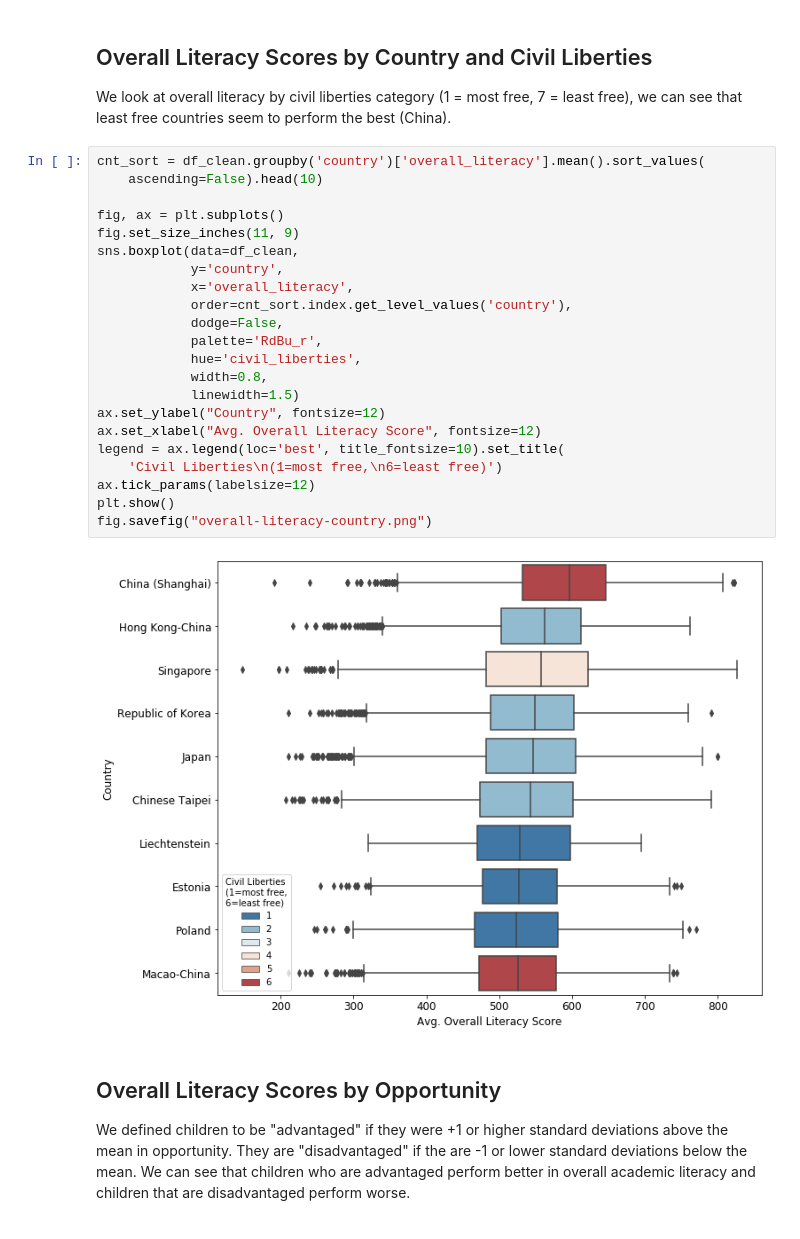
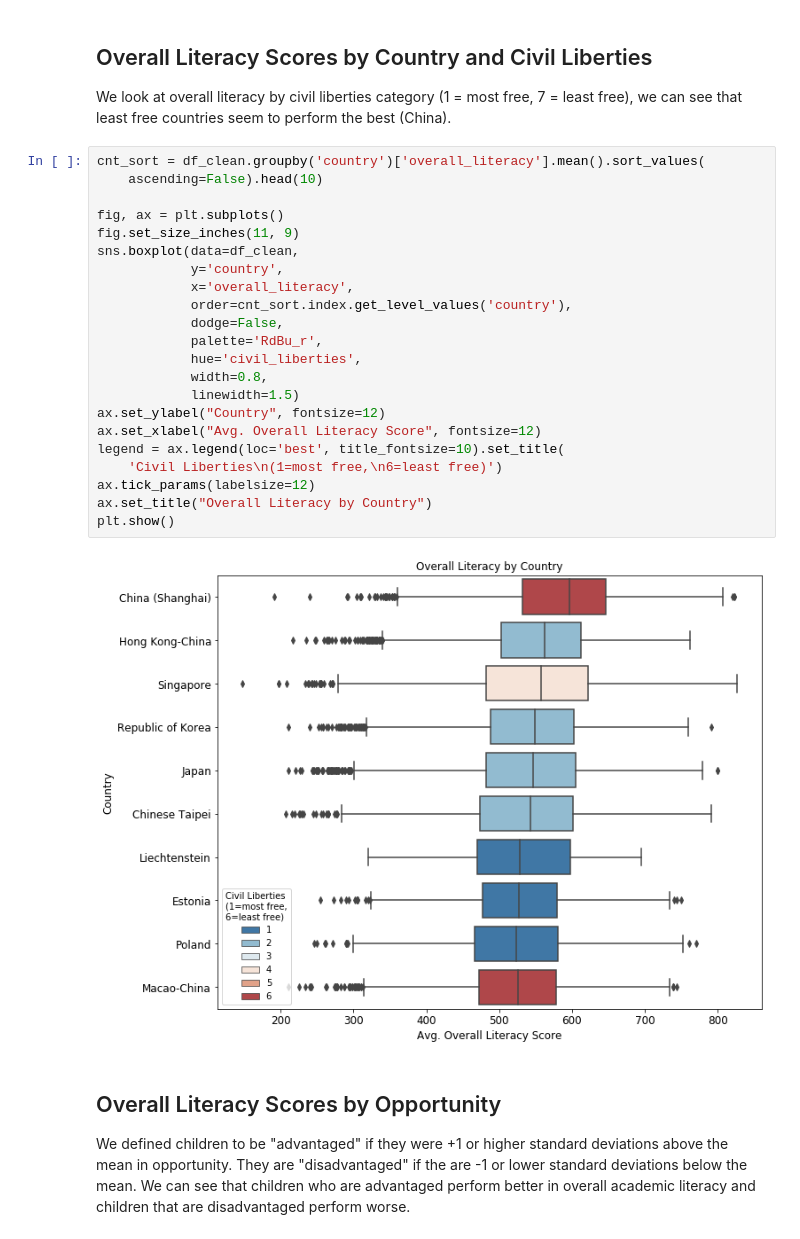
Before and after one commit to att9992/Data-Analyst-Projects, a Jupyter notebook: Project 5 PISA/PISA_presentation.ipynb, the cells around one changed output. Drawn from its saved outputs; the diff is of its cells as text.

```diff
--- a/Project 5 PISA/PISA_presentation.ipynb
+++ b/Project 5 PISA/PISA_presentation.ipynb
@@ -115,27 +119,27 @@ We look at overall literacy by civil liberties category (1 = most free, 7 = leas
 # %%
 cnt_sort = df_clean.groupby('country')['overall_literacy'].mean().sort_values(
     ascending=False).head(10)
 
 fig, ax = plt.subplots()
 fig.set_size_inches(11, 9)
 sns.boxplot(data=df_clean,
             y='country',
             x='overall_literacy',
             order=cnt_sort.index.get_level_values('country'),
             dodge=False,
             palette='RdBu_r',
             hue='civil_liberties',
             width=0.8,
             linewidth=1.5)
 ax.set_ylabel("Country", fontsize=12)
 ax.set_xlabel("Avg. Overall Literacy Score", fontsize=12)
 legend = ax.legend(loc='best', title_fontsize=10).set_title(
     'Civil Liberties\n(1=most free,\n6=least free)')
 ax.tick_params(labelsize=12)
+ax.set_title("Overall Literacy by Country")
 plt.show()
-fig.savefig("overall-literacy-country.png")
 # %% [output]
-[figure, old version]
+[figure, new version]
 # %% [markdown]
 ## Overall Literacy Scores by Opportunity
 
```
Also changed, not shown: parts of 5 cells of this notebook, 3 other files.
